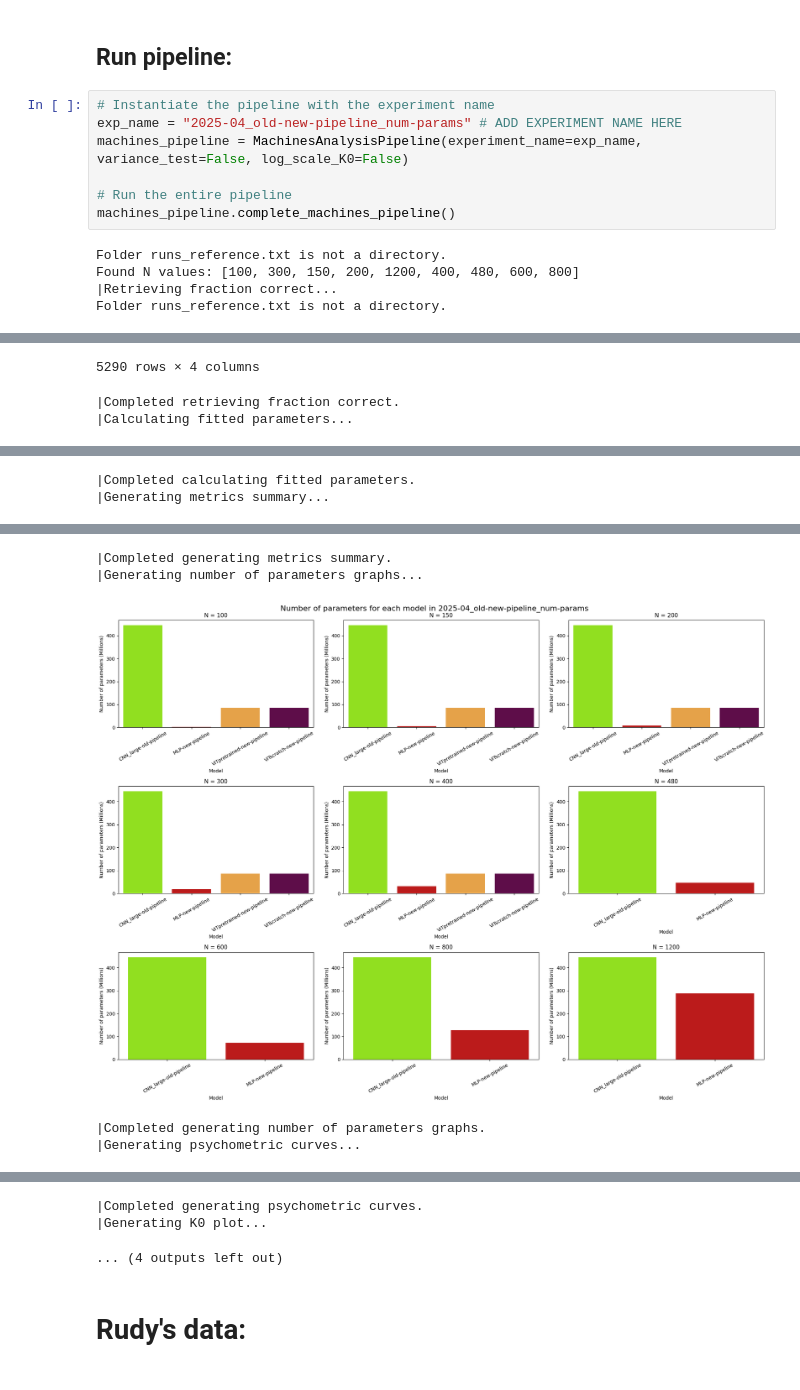
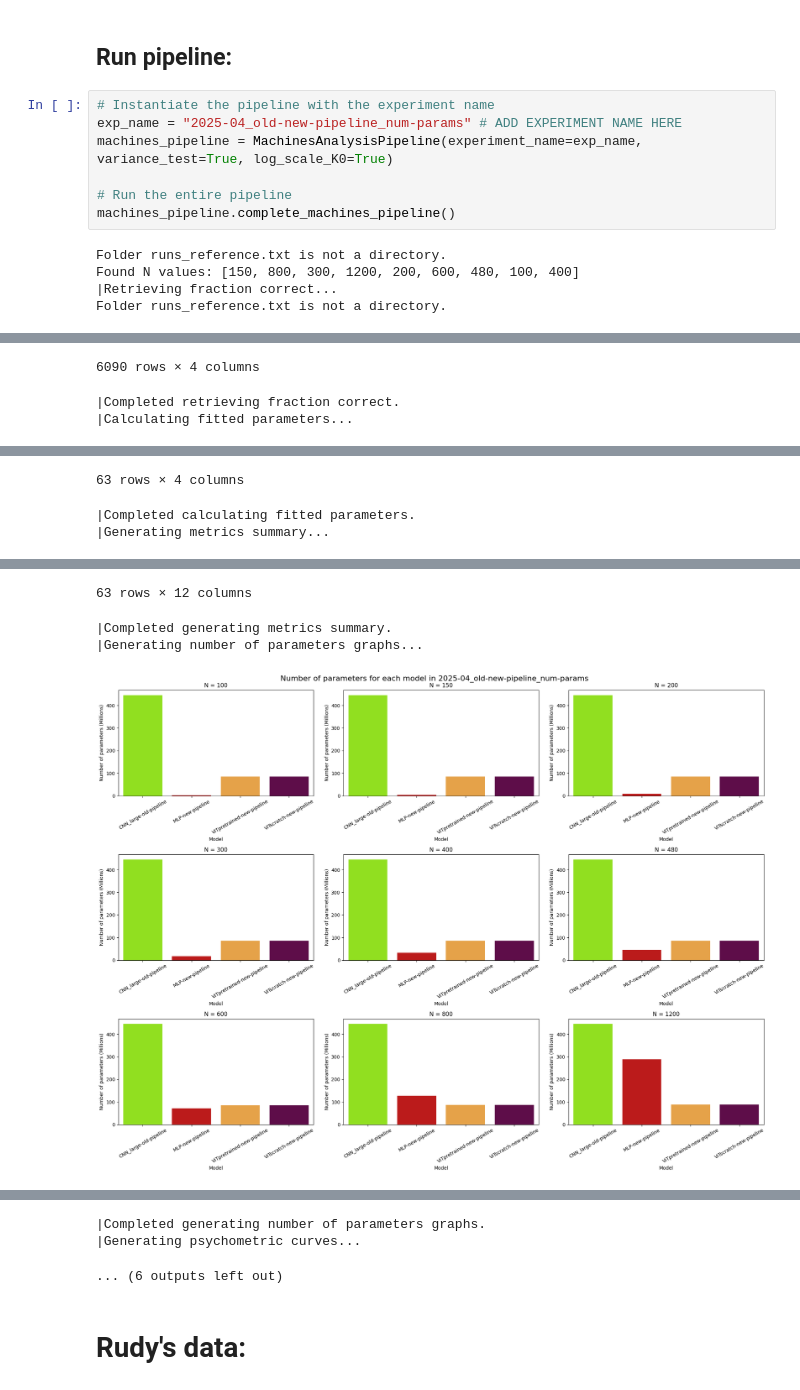
Before and after one commit to danieletirinnanzi/HUPLACLIP-analysis, a Jupyter notebook: data_analysis/HUPLACLIP-combined-analysis.ipynb, the cells around one changed output, grey strips where cells are left out. Saved outputs shown, nothing was run; the diff lists cells and outputs as text.

Commit message:
re-generating old/new pipeline comparison with new "ViT-new-pipeline" data

```diff
--- a/data_analysis/HUPLACLIP-combined-analysis.ipynb
+++ b/data_analysis/HUPLACLIP-combined-analysis.ipynb
@@ -1955,13 +1955,13 @@ class MachinesAnalysisPipeline:
 # %%
 # Instantiate the pipeline with the experiment name
 exp_name = "2025-04_old-new-pipeline_num-params" # ADD EXPERIMENT NAME HERE
-machines_pipeline = MachinesAnalysisPipeline(experiment_name=exp_name, variance_test=False, log_scale_K0=False)
+machines_pipeline = MachinesAnalysisPipeline(experiment_name=exp_name, variance_test=True, log_scale_K0=True)
 
 # Run the entire pipeline
 machines_pipeline.complete_machines_pipeline()
 # %% [output]
 Folder runs_reference.txt is not a directory.
-Found N values: [100, 300, 150, 200, 1200, 400, 480, 600, 800]
+Found N values: [150, 800, 300, 1200, 200, 600, 480, 100, 400]
 |Retrieving fraction correct...
 Folder runs_reference.txt is not a directory.
 |  | clique size | fraction correct | model | N |
@@ -1979,4 +1979,4 @@ Folder runs_reference.txt is not a directory.
-5290 rows × 4 columns
+6090 rows × 4 columns
 |Completed retrieving fraction correct.
 |Calculating fitted parameters...
 |  | model | N | K0 | Delta |
@@ -1999,5 +1994,6 @@ Folder runs_reference.txt is not a directory.
-|Completed calculating fitted parameters.
-|Generating metrics summary...
+63 rows × 4 columns
+|Completed calculating fitted parameters.
+|Generating metrics summary...
 |  | model | N | K0 | TP | FP | TN | FN | precision | recall | F1 | AUC_ROC | ... |
 | 0 | CNN_large-old-pipeline | 100 | 18.45 | 13572 | 398 | 17519 | 4351 | 0.97 | 0.76 | 0.85 | 0.90 | ... |
 | 1 | MLP-new-pipeline | 100 | 22.00 | 12676 | 537 | 17346 | 5281 | 0.96 | 0.71 | 0.81 | 0.88 | ... |
@@ -2018,5 +2009,4 @@ Folder runs_reference.txt is not a directory.
-|Completed generating metrics summary.
-|Generating number of parameters graphs...
+63 rows × 12 columns
+|Completed generating metrics summary.
+|Generating number of parameters graphs...
-[figure, old version]
+[figure, new version]
-|Completed generating number of parameters graphs.
-|Generating psychometric curves...
@@ -2024,6 +2013,6 @@ Folder runs_reference.txt is not a directory.
-|Completed generating psychometric curves.
-|Generating K0 plot...
-... (4 outputs left out)
+|Completed generating number of parameters graphs.
+|Generating psychometric curves...
+... (6 outputs left out)
 # %% [markdown]
 # Rudy's data:
 # %% [markdown]
```
Also changed, not shown: parts of 1 cell of this notebook, 51 other files.
